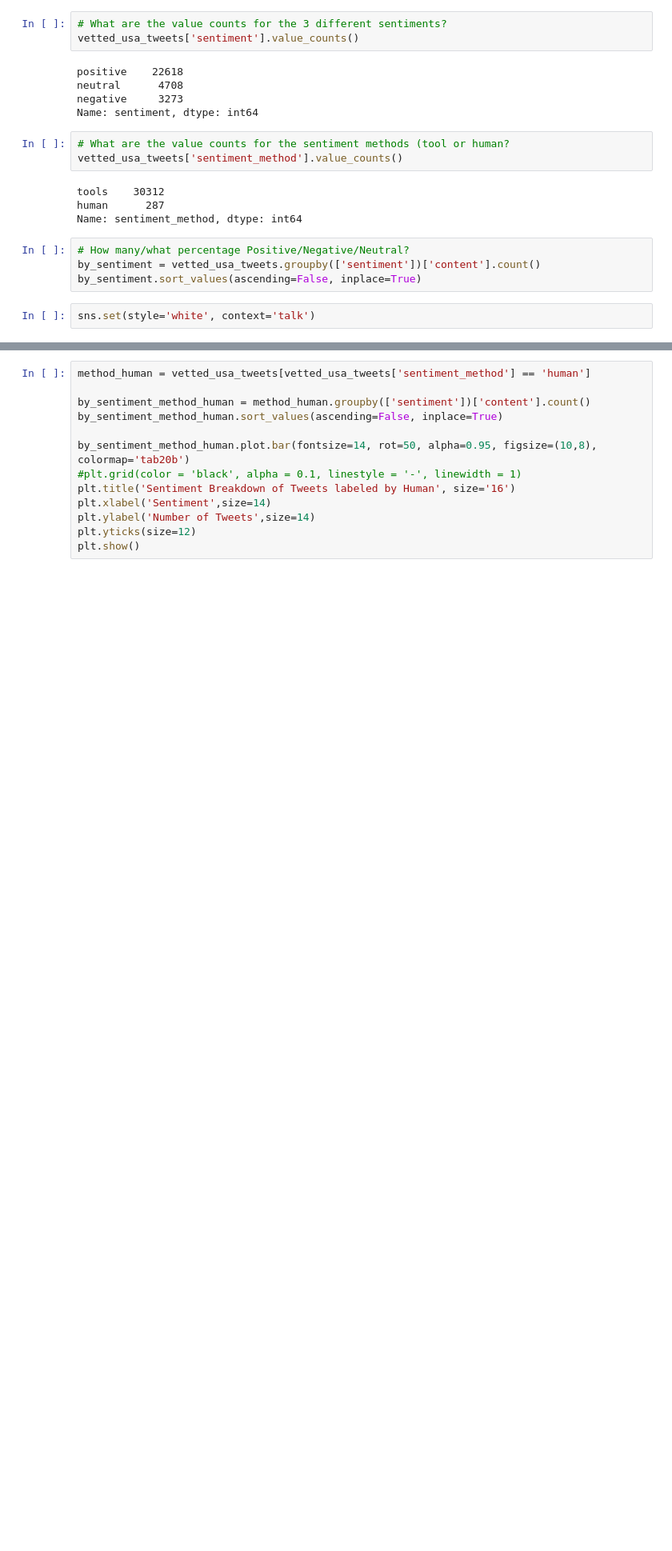
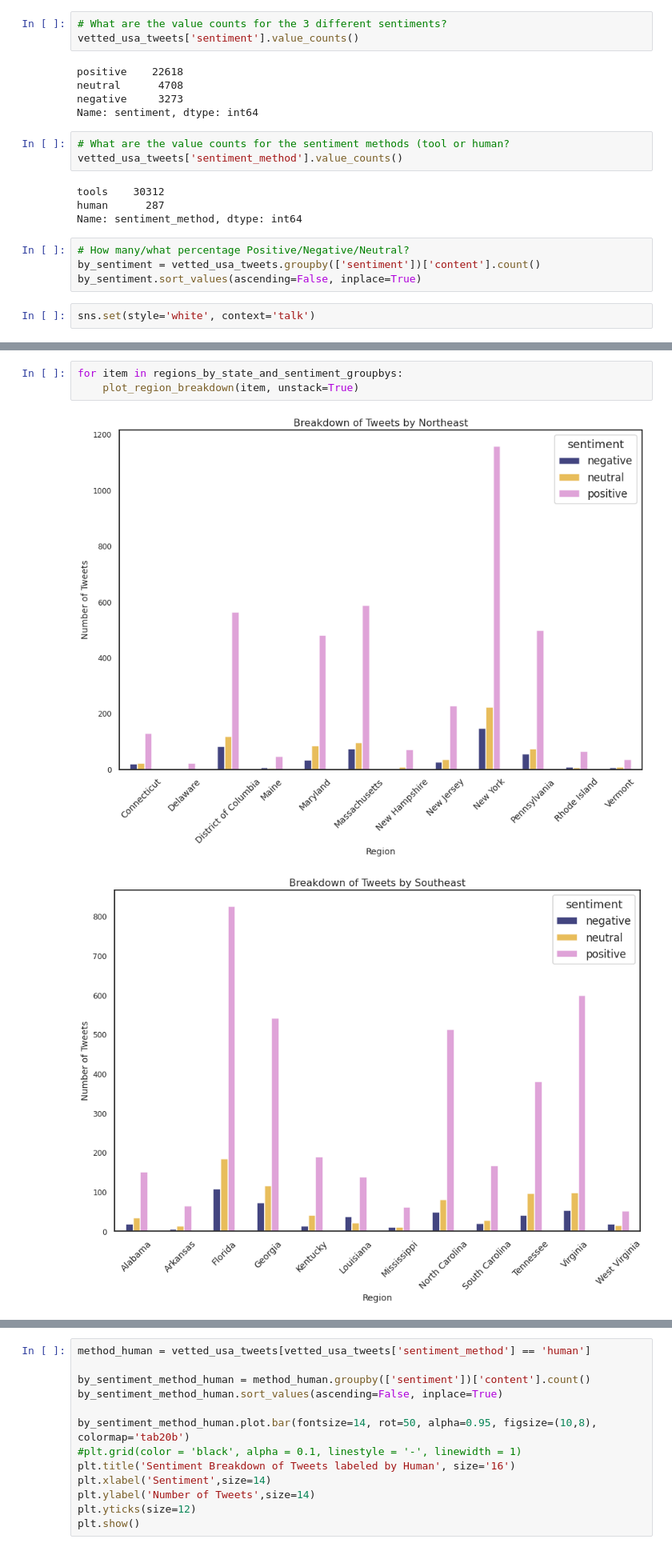
Before and after one commit to lspope/capstone, a Jupyter notebook: code/eda.ipynb, the cells around one changed output, grey strips where cells are left out. Shown at 80% size. Saved outputs shown, nothing was run; the diff lists cells and outputs as text; blank space fills up the shorter version.

```diff
--- a/code/eda.ipynb
+++ b/code/eda.ipynb
@@ -215,0 +286,6 @@ by_sentiment.plot.pie(autopct='%.1f%%');
+# %%
+for item in regions_by_state_and_sentiment_groupbys:
+    plot_region_breakdown(item, unstack=True)
+# %% [output]
+[figure, added]
+[figure, added]
```
Also changed, not shown: parts of 10 cells of this notebook, 3 other files.
